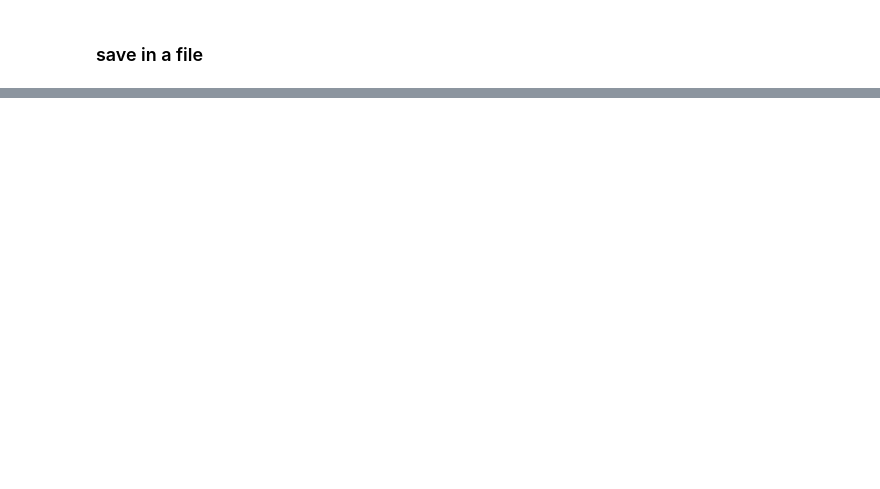
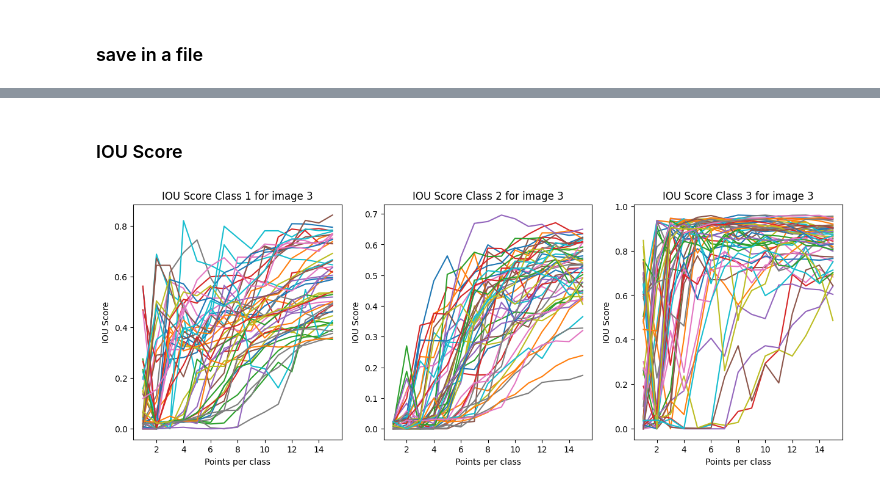
Before and after one commit to ThanhNguyen140/SAM_evaluation, a Jupyter notebook: lisa/result_analysis.ipynb, the cells around one changed output, grey strips where cells are left out. Saved outputs shown, nothing was run; the diff lists cells and outputs as text; code cells hidden in the pictures; blank space fills up the shorter version.

```diff
--- a/lisa/result_analysis.ipynb
+++ b/lisa/result_analysis.ipynb
@@ -57,0 +225,15 @@ df.to_csv("/Users/lisa/Documents/Master/sam-lab/results/complete_results.csv")
+# %% [markdown]
+### IOU Score
+# %%
+fig, axes = plt.subplots(1, 3, figsize=(15, 5))
+
+for i, label in enumerate([1, 2, 3]):
+    ax = axes[i]
+    for j, line in enumerate(IOU_scores[label]):
+        ax.plot(range(1, 16), line, label=f"Line {j+1}")
+
+    ax.set_xlabel("Points per class")
+    ax.set_ylabel("IOU Score")
+    ax.set_title(f"IOU Score Class {label} for image {image_id}")
+# %% [output]
+[figure, added]
```
Also changed, not shown: parts of 31 cells of this notebook.
